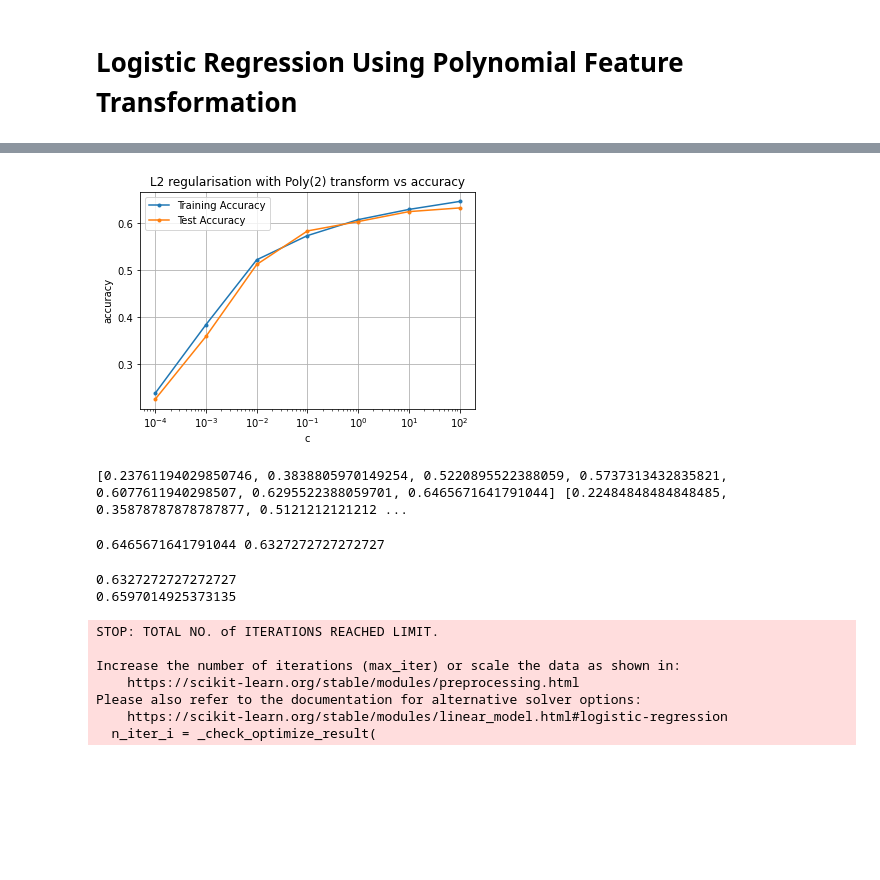
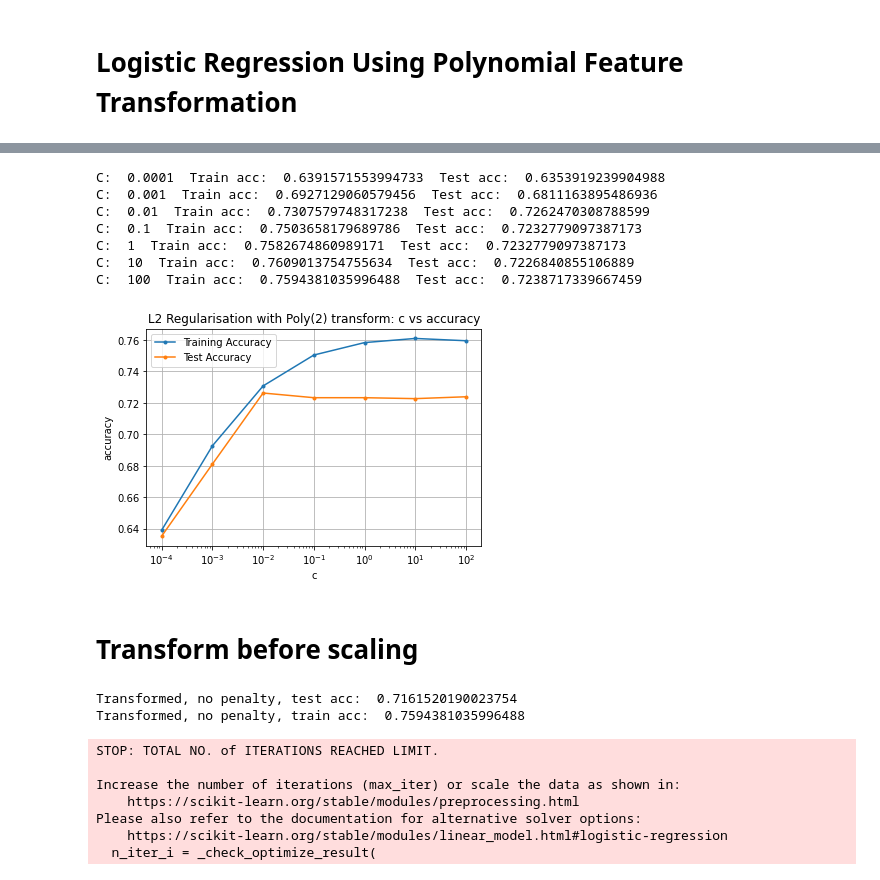
Before and after one commit to rhuiz4/NBAMachineLearning, a Jupyter notebook: NBA_Log_Reg.ipynb, the cells around one changed output, grey strips where cells are left out. Drawn from its saved outputs; the diff is of its cells as text; code cells hidden in the pictures; blank space fills up the shorter version.

```diff
--- a/NBA_Log_Reg.ipynb
+++ b/NBA_Log_Reg.ipynb
@@ -216,40 +175,13 @@ plot_acc(tr_acc,ts_acc,"L1 regularisation with Poly(2) transform vs accuracy")
 # %%
-# L2 with transforms
-tr_acc = []
-ts_acc = []
-for c in cVals:
-    model_l2 = LogisticRegression(penalty='l2', C=c, random_state=21, multi_class='multinomial', max_iter=10000)
-    model_l2.fit(X_transformed_train,y_train)
-    acc = model_l2.score(X_transformed_test, y_test)
-    ts_acc.append(acc)
-    acc = model_l2.score(X_transformed_train, y_train)
-    tr_acc.append(acc)
+model_and_graph('l2','lbfgs',21,X_transformed_train,y_train,X_transformed_test,y_test,"L2 Regularisation with Poly(2) transform: c vs accuracy")
+# %% [output]
+C:  0.0001  Train acc:  0.6391571553994733  Test acc:  0.6353919239904988
+C:  0.001  Train acc:  0.6927129060579456  Test acc:  0.6811163895486936
+C:  0.01  Train acc:  0.7307579748317238  Test acc:  0.7262470308788599
+C:  0.1  Train acc:  0.7503658179689786  Test acc:  0.7232779097387173
+C:  1  Train acc:  0.7582674860989171  Test acc:  0.7232779097387173
+C:  10  Train acc:  0.7609013754755634  Test acc:  0.7226840855106889
+C:  100  Train acc:  0.7594381035996488  Test acc:  0.7238717339667459
+[figure, added]
-# %%
-plot_acc(tr_acc,ts_acc,"L2 regularisation with Poly(2) transform vs accuracy")
-# %% [output]
-[figure, removed]
-# %%
-print(tr_acc, ts_acc)
-# %% [output]
-[0.23761194029850746, 0.3838805970149254, 0.5220895522388059, 0.5737313432835821, 0.6077611940298507, 0.6295522388059701, 0.6465671641791044] [0.22484848484848485, 0.35878787878787877, 0.5121212121212 ...
-# %%
-print(max(tr_acc), max(ts_acc))
-# %% [output]
-0.6465671641791044 0.6327272727272727
-# %%
-model_none = LogisticRegression(penalty='none', random_state=21, multi_class='multinomial', max_iter=10000)
-model_none.fit(X_transformed_train,y_train)
-acc = model_none.score(X_transformed_test, y_test)
-print(acc)
-acc = model_none.score(X_transformed_train, y_train)
-print(acc)
-# %% [output]
-0.6327272727272727
-0.6597014925373135
-STOP: TOTAL NO. of ITERATIONS REACHED LIMIT.
-
-Increase the number of iterations (max_iter) or scale the data as shown in:
-    https://scikit-learn.org/stable/modules/preprocessing.html
-Please also refer to the documentation for alternative solver options:
-    https://scikit-learn.org/stable/modules/linear_model.html#logistic-regression
-  n_iter_i = _check_optimize_result(
+# %% [markdown]
+# Transform before scaling
@@ -255,0 +200,17 @@ Please also refer to the documentation for alternative solver options:
+# %%
+model_none = LogisticRegression(penalty='none', random_state=21, multi_class='multinomial', max_iter=12000)
+model_none.fit(Xp2_train,yp2_train)
+acc = model_none.score(Xp2_test, yp2_test)
+print("Transformed, no penalty, test acc: ", acc)
+acc = model_none.score(Xp2_train, yp2_train)
+print("Transformed, no penalty, train acc: ", acc)
+# %% [output]
+Transformed, no penalty, test acc:  0.7161520190023754
+Transformed, no penalty, train acc:  0.7594381035996488
+STOP: TOTAL NO. of ITERATIONS REACHED LIMIT.
+
+Increase the number of iterations (max_iter) or scale the data as shown in:
+    https://scikit-learn.org/stable/modules/preprocessing.html
+Please also refer to the documentation for alternative solver options:
+    https://scikit-learn.org/stable/modules/linear_model.html#logistic-regression
+  n_iter_i = _check_optimize_result(
```
Also changed, not shown: parts of 26 cells of this notebook.
